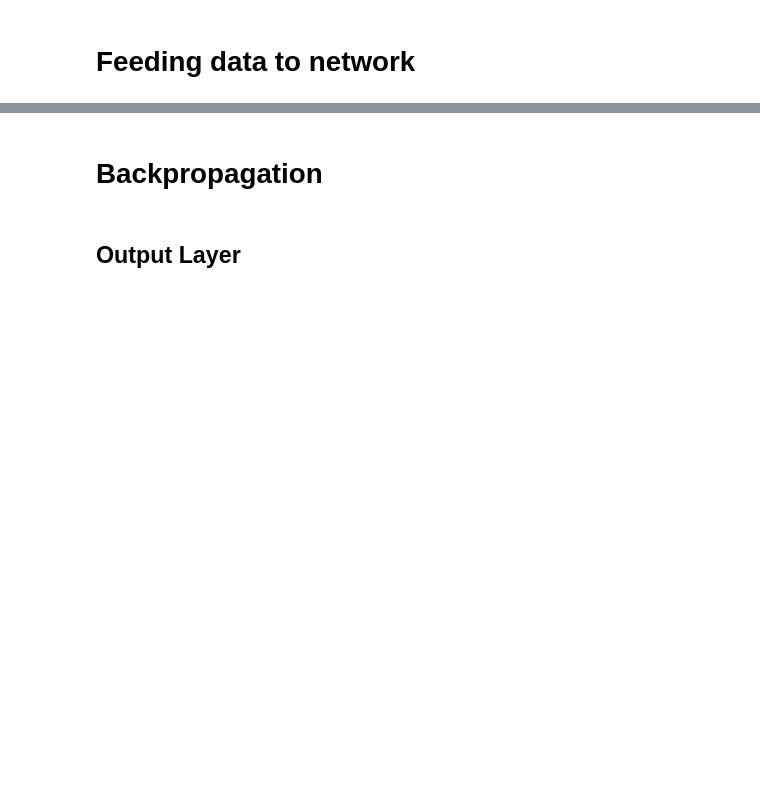
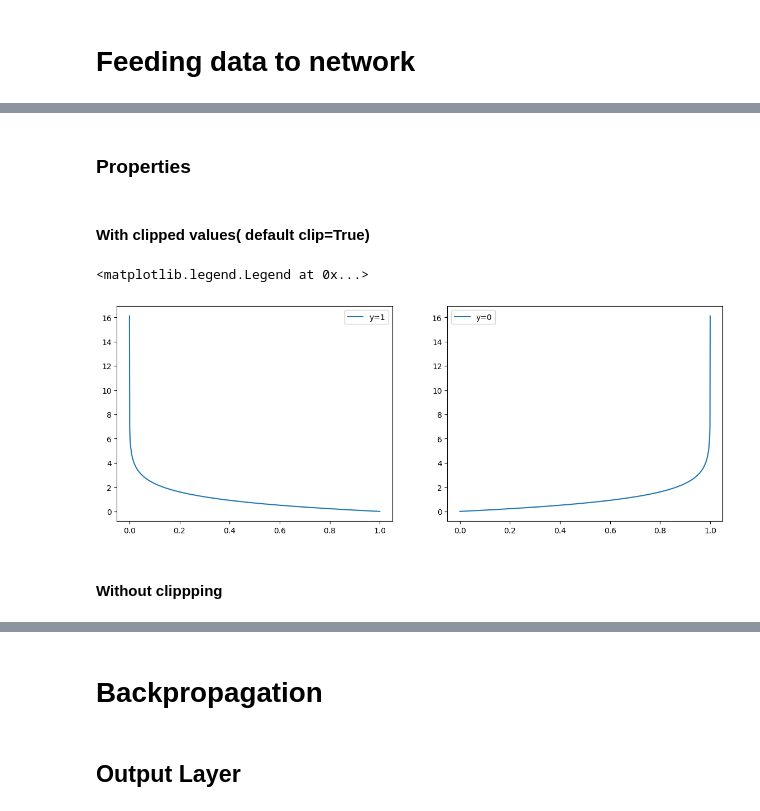
Before and after one commit to atkamara/deeplearning, a Jupyter notebook: module/Tutorials.ipynb, the cells around one changed output, grey strips where cells are left out. Drawn from its saved outputs; the diff is of its cells as text; code cells hidden in the pictures; blank space fills up the shorter version.

```diff
--- a/module/Tutorials.ipynb
+++ b/module/Tutorials.ipynb
@@ -1149,0 +914,19 @@ pred
+# %% [markdown]
+### Properties
+# %% [markdown]
+#### With clipped values( default clip=True)
+# %%
+ps = numpy.linspace(0,1,1000).reshape(-1,1)
+y1 = [ bcost.compute(numpy.array([1]),p) for p in ps ]
+y0 = [ bcost.compute(numpy.array([0]),p) for p in ps ]
+# %%
+fig,(ax1,ax2) = plt.subplots(1,2,figsize=(14,5))
+ax1.plot(ps,y1,label='y=1')
+ax2.plot(ps,y0,label='y=0')
+ax1.legend()
+ax2.legend()
+# %% [output]
+<matplotlib.legend.Legend at 0x...>
+[figure, added]
+# %% [markdown]
+#### Without clippping
```
Also changed, not shown: parts of 111 cells of this notebook, 2 other files.
